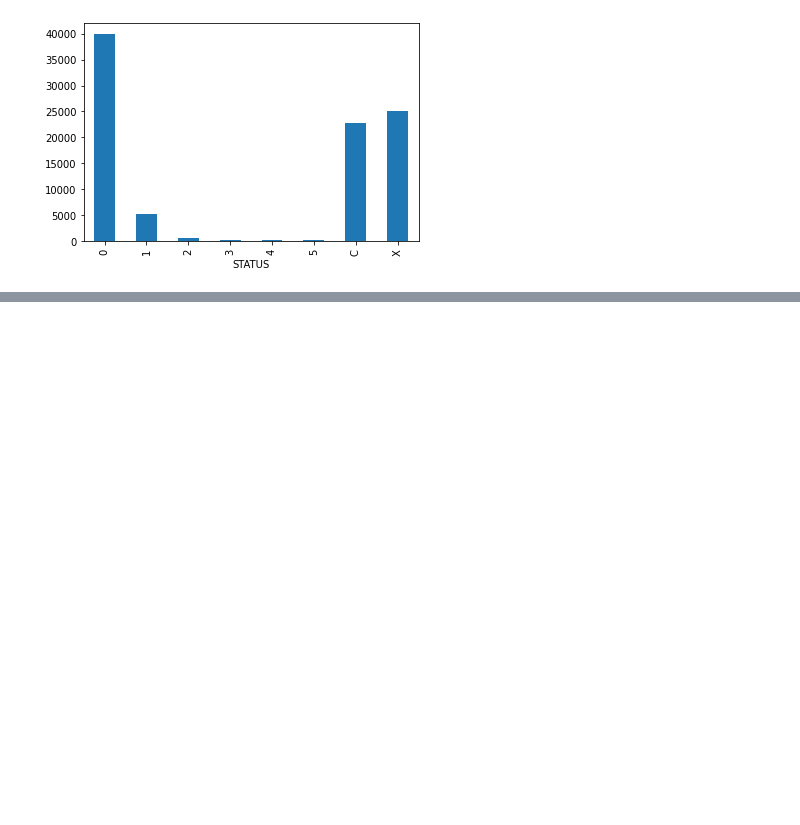
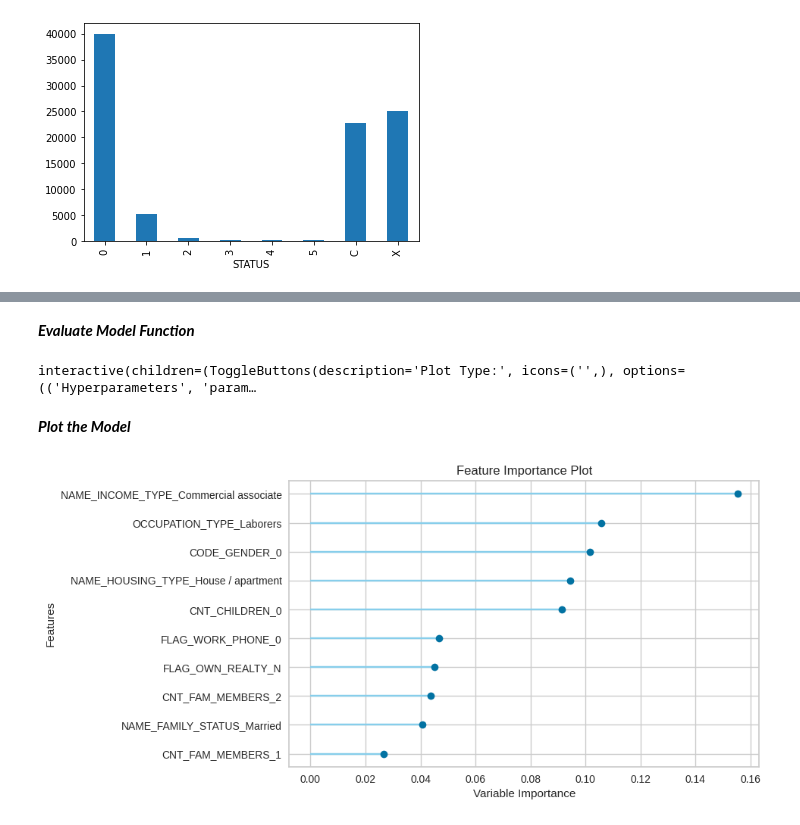
Before and after one commit to NihanthiEdula/creditCardApproval, a Jupyter notebook: Prediction_of_CreditCard_approval.ipynb, the cells around one changed output, grey strips where cells are left out. Drawn from its saved outputs; the diff is of its cells as text; code cells hidden in the pictures; blank space fills up the shorter version.

```diff
--- a/Prediction_of_CreditCard_approval.ipynb
+++ b/Prediction_of_CreditCard_approval.ipynb
@@ -280,0 +651,2 @@ customer_count_for_status.plot(kind='bar')
+# %%
+bestModel_to_compare = compare_models()
@@ -280,0 +682,12 @@ customer_count_for_status.plot(kind='bar')
+# %% [markdown]
+***Evaluate Model Function***
+# %%
+evaluate_model(bestModel_to_compare)
+# %% [output]
+interactive(children=(ToggleButtons(description='Plot Type:', icons=('',), options=(('Hyperparameters', 'param…
+# %% [markdown]
+***Plot the Model***
+# %%
+plot_model(bestModel_to_compare, plot='feature')
+# %% [output]
+[figure, added]
```
Also changed, not shown: parts of 68 cells of this notebook.
